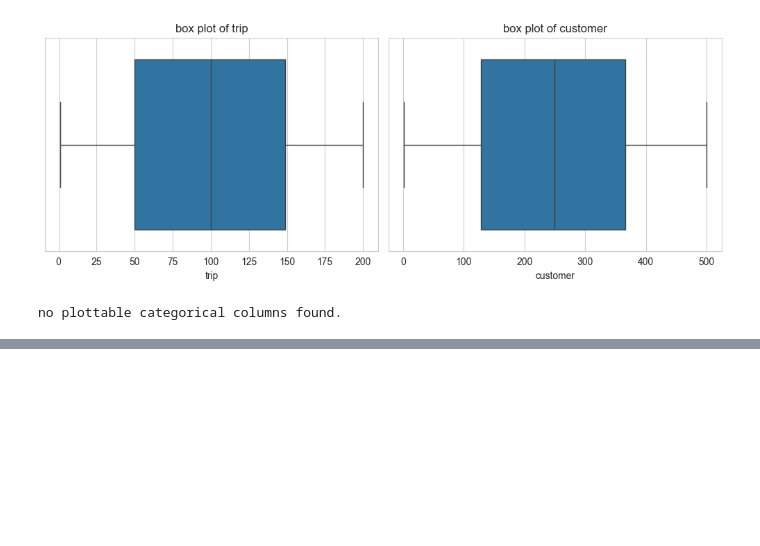
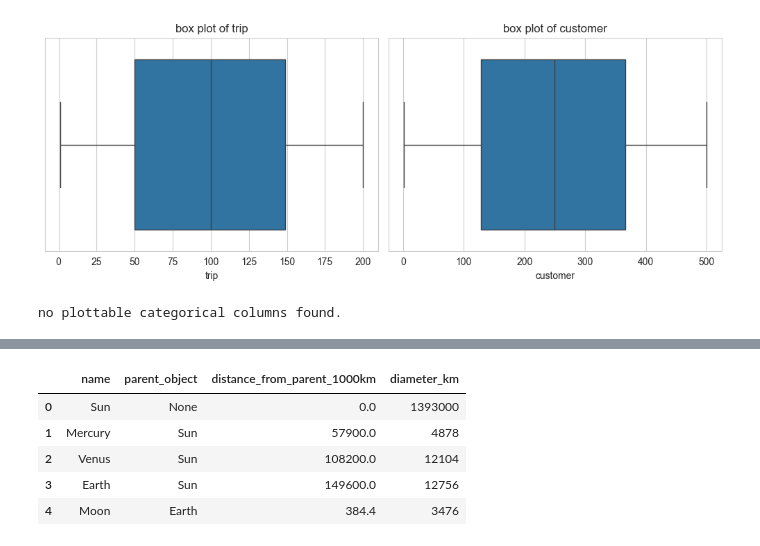
Before and after one commit to 3wn00/space_ship_ai, a Jupyter notebook: script/data_cleaning.ipynb, the cells around one changed output, grey strips where cells are left out. Saved outputs shown, nothing was run; the diff lists cells and outputs as text; code cells hidden in the pictures; blank space fills up the shorter version.

```diff
--- a/script/data_cleaning.ipynb
+++ b/script/data_cleaning.ipynb
@@ -381,0 +452,9 @@ Participant
+# %%
+dfs_cleaned['CelestialObject'].head()
+# %% [output]
+|  | name | parent_object | distance_from_parent_1000km | diameter_km |
+| 0 | Sun | None | 0.0 | 1393000 |
+| 1 | Mercury | Sun | 57900.0 | 4878 |
+| 2 | Venus | Sun | 108200.0 | 12104 |
+| 3 | Earth | Sun | 149600.0 | 12756 |
+| 4 | Moon | Earth | 384.4 | 3476 |
```
Also changed, not shown: parts of 18 cells of this notebook.
